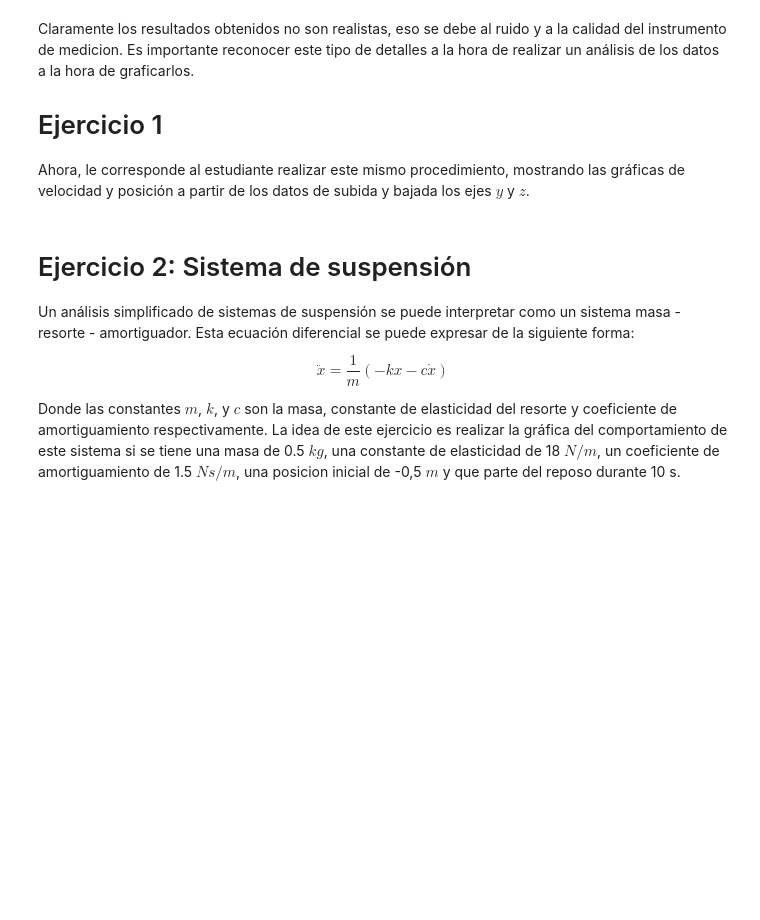
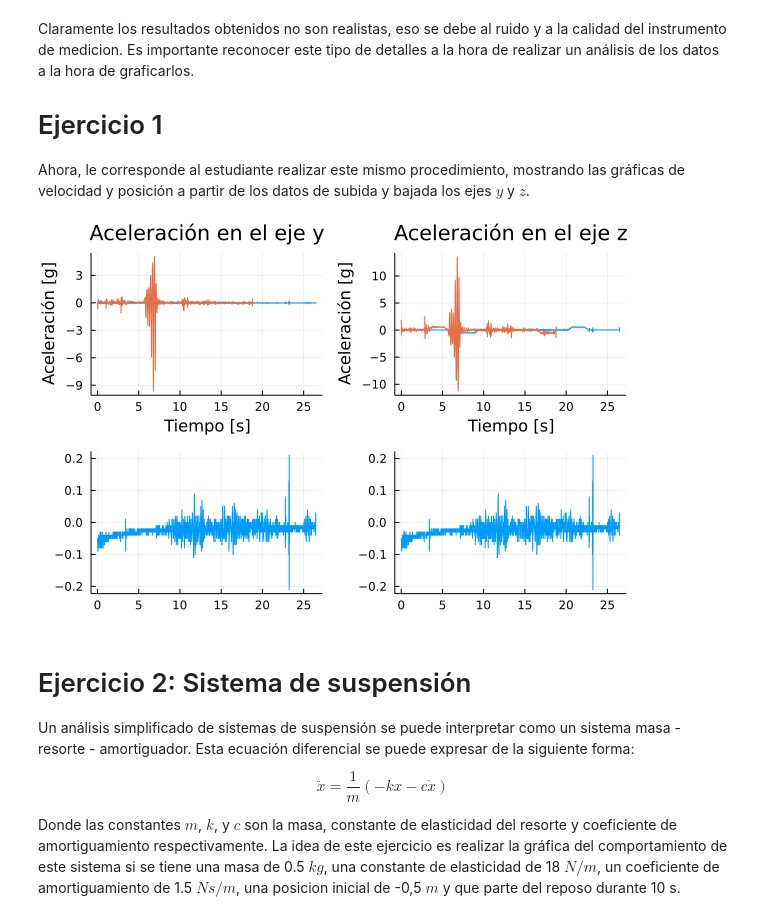
Before and after one commit to mcadenam/Matias_Cadena, a Jupyter notebook: T7_dinamica.ipynb, the cells around one changed output. Saved outputs shown, nothing was run; the diff lists cells and outputs as text; code cells hidden in the pictures; blank space fills up the shorter version.

```diff
--- a/T7_dinamica.ipynb
+++ b/T7_dinamica.ipynb
@@ -114,3 +145,23 @@ end
+# %%
+function intergracion_numerica()
+    # Escribir código aqui, realizar 4 gráficas: posicion y velocidad para los ejes y y z.
+    p1 = plot(df_subida.time, df_subida.ay, legend=:topright, label = "ay subida", title=("Aceleración en el eje y"),
+        xlabel=("Tiempo [s]"), ylabel=("Aceleración [g]"))
+    p1 = plot!(df_bajada.time, df_bajada.ay, label = "aₓ bajada")
+
+    p2 = plot(df_subida.time, df_subida.az, legend=true, label = "ay subida", title=("Aceleración en el eje z"),
+        xlabel=("Tiempo [s]"), ylabel=("Aceleración [g]"))
+    p2 = plot!(df_bajada.time, df_bajada.az, label = "aₓ bajada")
+
+    p3 = plot(df_subida.time, df_subida.ay, label = "ay subida")
+    p4 = plot(df_subida.time, df_subida.ay, label = "ay subida")
+
+    plot(p1, p2, p3, p4, layout = (2, 2), legend = false)
+end
+
+intergracion_numerica()
+# %% [output]
+[figure, added]
 # %% [markdown]
 # Ejercicio 2: Sistema de suspensión
 
```
Also changed, not shown: parts of 7 cells of this notebook.
